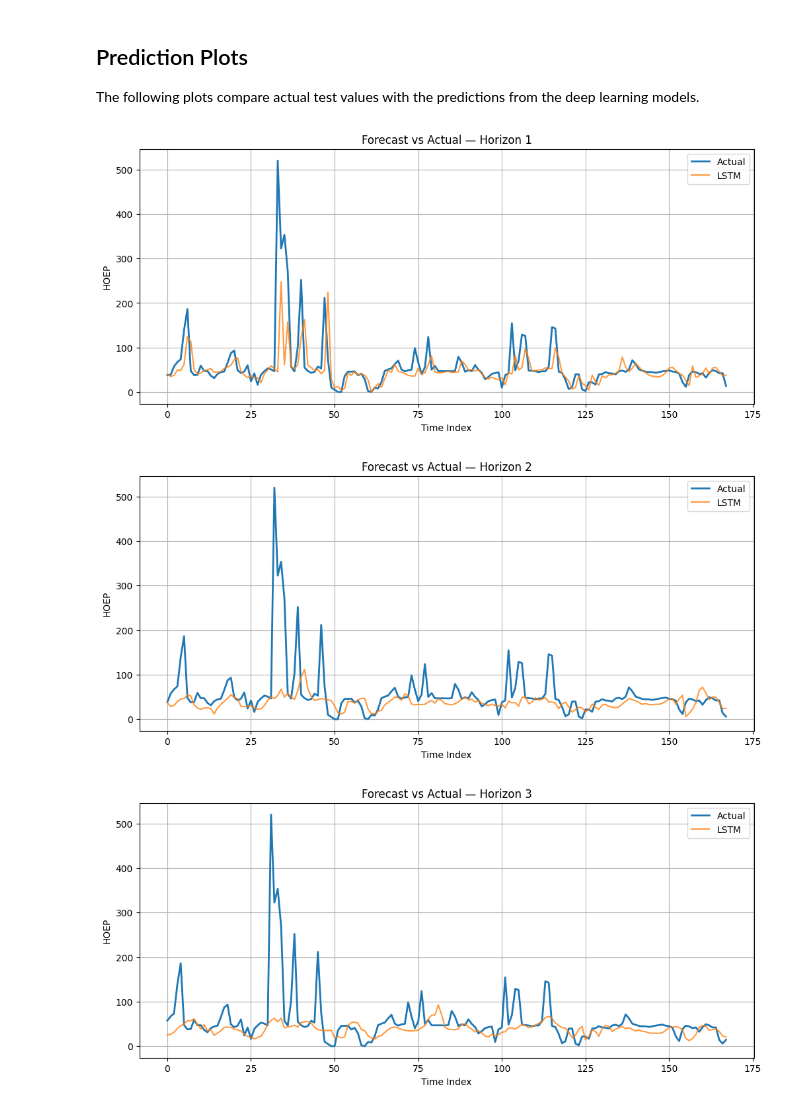
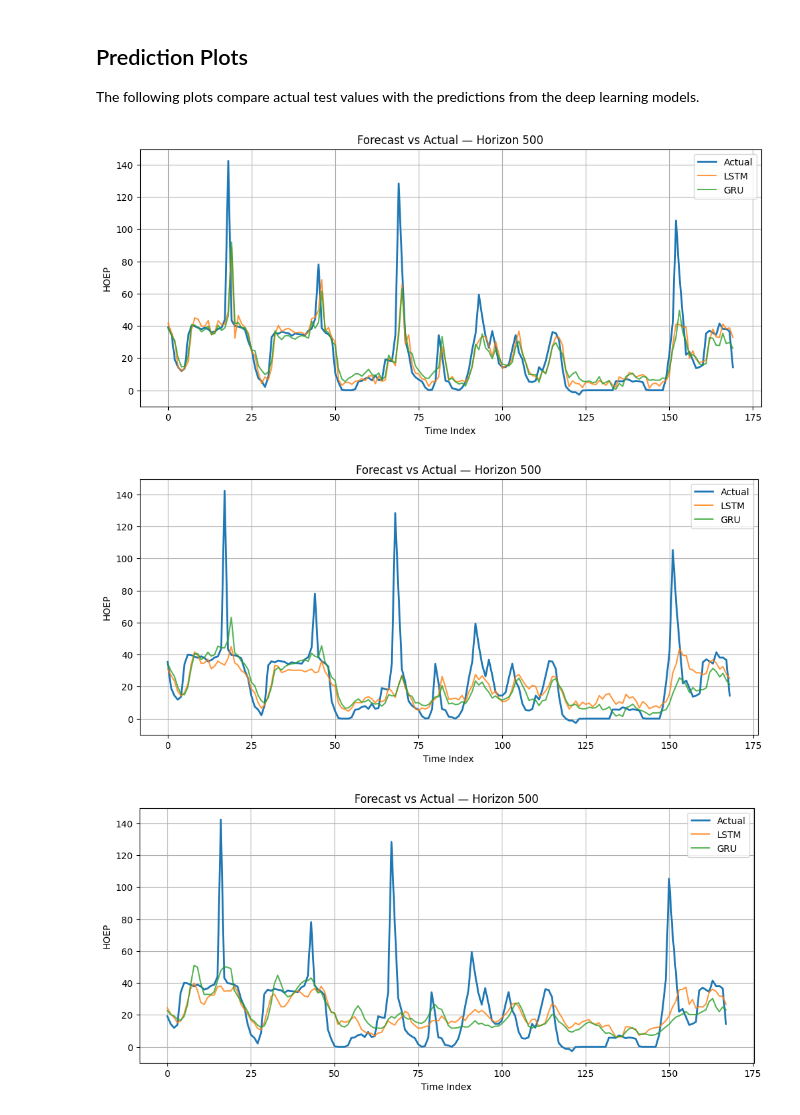
Before and after one commit to MiladEbrahimiAbyzandi/Ontario-electricity-price-forecasting, a Jupyter notebook: notebooks/06_dl_models.ipynb, the cells around one changed output. Cells and saved outputs as stored; diff of their text form; code cells hidden in the pictures.

```diff
--- a/notebooks/06_dl_models.ipynb
+++ b/notebooks/06_dl_models.ipynb
@@ -196,6 +196,30 @@ class LstmRegressor(nn.Module):
             out = self.dropout(out)
             out = self.fc(out)
             return out
+
+class GRURegressor(nn.Module):
+    def __init__(self, input_size, hidden_size=64, num_layers=1, dropout=0.2):
+        super().__init__()
+
+        effective_dropout = 0.0 if num_layers == 1 else dropout
+
+        self.gru = nn.GRU(
+            input_size=input_size,
+            hidden_size=hidden_size,
+            num_layers=num_layers,
+            batch_first=True,
+            dropout=effective_dropout
+
+            )
+        self.dropout = nn.Dropout(dropout)
+        self.fc = nn.Linear(hidden_size, 1)
+
+    def forward(self, x):
+        out, _ = self.gru(x)
+        out = out[:, -1, :]
+        out = self.dropout(out)
+        out = self.fc(out)
+        return out
 # %% [markdown]
 ## Training and prediction utilities
 # %%
@@ -450,0 +480,4 @@ Best config for horizon 3: {'hidden_size': 64, 'num_layers': 1, 'dropout': 0.2,
+# %%
+gru_param_grid = [
+    {"hidden_size": 32, "num_layers": 1, "dropout": 0.2, "learning_rate": 1e-3, "batch_size": 32, "epochs": 30}
+]
@@ -454,23 +593,28 @@ Best config for horizon 3: {'hidden_size': 64, 'num_layers': 1, 'dropout': 0.2,
 The following plots compare actual test values with the predictions from the deep learning models.
 # %%
 lstm_pred ={}
+gru_pred = {}
 for h in [1,2,3]:
     X_train, y_train, X_val, y_val, X_test, y_test = load_dl_data(h)
 
     _, _, test_loader = make_loader(X_train, y_train, X_val, y_val, X_test, y_test, batch_size=64)
 
     lstm_pred_h= predict_model(lstm_models[h], test_loader, device=device)
     lstm_pred[h] = scaler_y.inverse_transform(lstm_pred_h.reshape(-1, 1)).flatten()
     y_test_orig    = scaler_y.inverse_transform(y_test.reshape(-1, 1)).flatten()
 
+    gru_pred_h = predict_model(gru_models[h], test_loader, device=device)
+    gru_pred[h] = scaler_y.inverse_transform(gru_pred_h.reshape(-1, 1)).flatten()
     preds_dict = {
-        "LSTM": lstm_pred[h]
+        "LSTM": lstm_pred[h],
+        "GRU" : gru_pred[h]
+
     }
 
-    plot_predictions(y_test_orig, preds_dict , horizon=h, start_idx=0, end_idx=168)
+    plot_predictions(y_test_orig, preds_dict , horizon=500, start_idx=550, end_idx=780)
 # %% [output]
-[figure, old version]
+[figure, new version]
-[figure, old version]
+[figure, new version]
-[figure, old version]
+[figure, new version]
 # %%
 all_ml_weekly_df = pd.concat([
```
Also changed, not shown: parts of 6 cells of this notebook.
